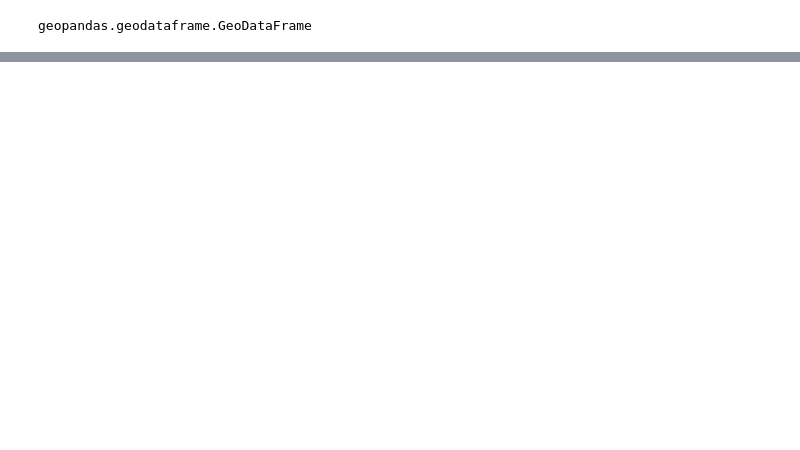
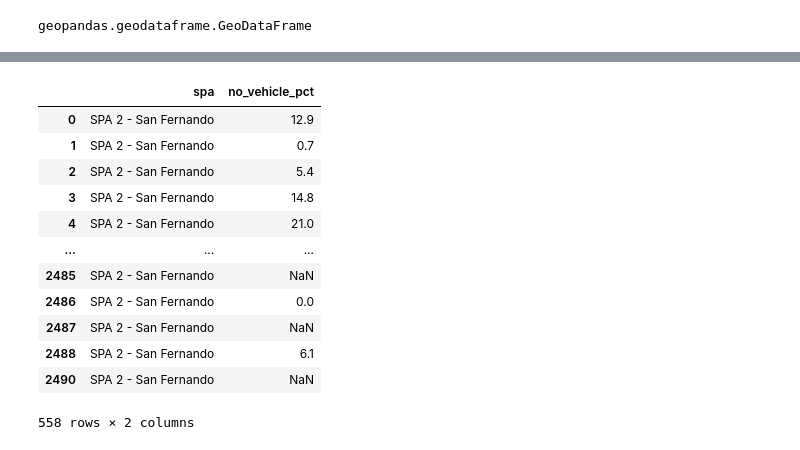
Before and after one commit to tomo-ujikawa/up221-tomohiro, a Jupyter notebook: week02/week2assignment.ipynb, the cells around one changed output, grey strips where cells are left out. Drawn from its saved outputs; the diff is of its cells as text; code cells hidden in the pictures; blank space fills up the shorter version.

```diff
--- a/week02/week2assignment.ipynb
+++ b/week02/week2assignment.ipynb
@@ -68,0 +178,17 @@ Name: count, dtype: int64
+# %%
+# filtering data
+df_trimmed[df_trimmed.spa == 'SPA 2 - San Fernando']
+# %% [output]
+|  | spa | no_vehicle_pct |
+| 0 | SPA 2 - San Fernando | 12.9 |
+| 1 | SPA 2 - San Fernando | 0.7 |
+| 2 | SPA 2 - San Fernando | 5.4 |
+| 3 | SPA 2 - San Fernando | 14.8 |
+| 4 | SPA 2 - San Fernando | 21.0 |
+| ... | ... | ... |
+| 2485 | SPA 2 - San Fernando | NaN |
+| 2486 | SPA 2 - San Fernando | 0.0 |
+| 2487 | SPA 2 - San Fernando | NaN |
+| 2488 | SPA 2 - San Fernando | 6.1 |
+| 2490 | SPA 2 - San Fernando | NaN |
+558 rows × 2 columns
```
Also changed, not shown: parts of 24 cells of this notebook, 6 other files.
